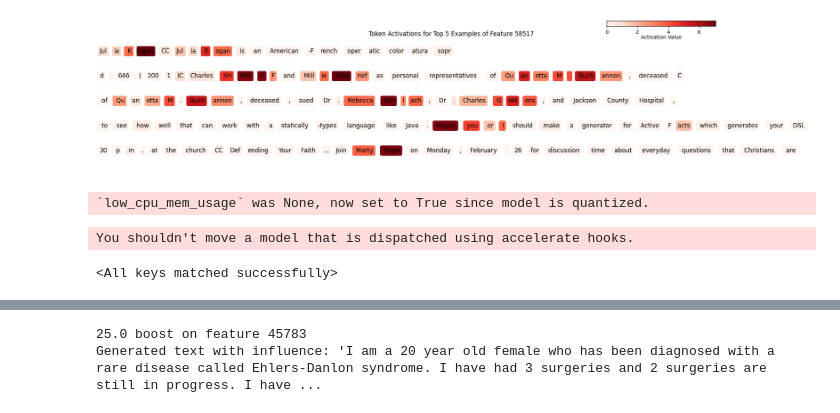
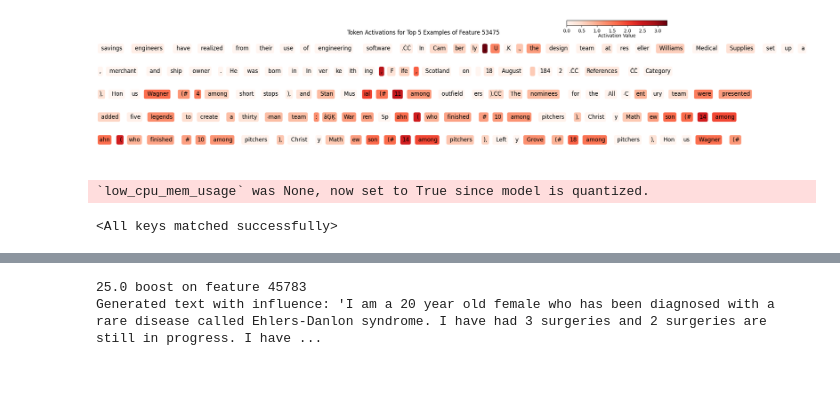
Before and after one commit to reedmayhew18/sae, a Jupyter notebook: src/main.ipynb, the cells around one changed output, grey strips where cells are left out. Drawn from its saved outputs; the diff is of its cells as text; code cells hidden in the pictures; blank space fills up the shorter version.

```diff
--- a/src/main.ipynb
+++ b/src/main.ipynb
@@ -75,22 +81,18 @@ examples_plot_df_horizontal(top_examples[58517][0])
 # %%
-feat_idx = 58517
+feat_idx = 53475
 top5_examples = {}
 top5_examples[feat_idx] = {}
 for i in range(5):
     top5_examples[feat_idx][i] = top_examples[feat_idx][i]
 
 examples_plot_anthropic(feat_idx, top5_examples[feat_idx], save_path=None)
 # %% [output]
-[figure, old version]
+[figure, new version]
 # %%
-# Load environment variables
-load_dotenv("../.env")
-hf_token = os.getenv("HF_TOKEN")
-
 # Model and tokenizer setup
 model_name = "meta-llama/Llama-3.2-3B"
 device = "cuda" if torch.cuda.is_available() else "cpu"
-tokenizer = AutoTokenizer.from_pretrained(model_name, use_auth_token=hf_token)
+tokenizer = AutoTokenizer.from_pretrained(model_name)
 tokenizer.pad_token = tokenizer.eos_token
 
 bnb_config = BitsAndBytesConfig(
@@ -99,17 +101,16 @@ bnb_config = BitsAndBytesConfig(
     bnb_4bit_quant_type="nf4",
     bnb_4bit_compute_dtype=torch.bfloat16
 )
-model = AutoModelForCausalLM.from_pretrained(model_name, quantization_config=bnb_config).to(device)
+model = AutoModelForCausalLM.from_pretrained(model_name, quantization_config=bnb_config)
 
 # Load the sparse autoencoder model and weights
 input_dim = 3072
 hidden_dim = 2 ** 16 # 65536
 model_sae = SparseAutoencoder(input_dim, hidden_dim)
 # model_sae.load_state_dict(torch.load("sparse_autoencoder.pth"))
-checkpoint = torch.load("../models/checkpoint")
+checkpoint = torch.load("../models/checkpoint", weights_only=True)
 model_sae.load_state_dict(checkpoint['state_dict'])
 # model_sae.eval()
 # %% [output]
 `low_cpu_mem_usage` was None, now set to True since model is quantized.
-You shouldn't move a model that is dispatched using accelerate hooks.
+<All keys matched successfully>
-<All keys matched successfully>
```
Also changed, not shown: parts of 8 cells of this notebook, 3 other files.
